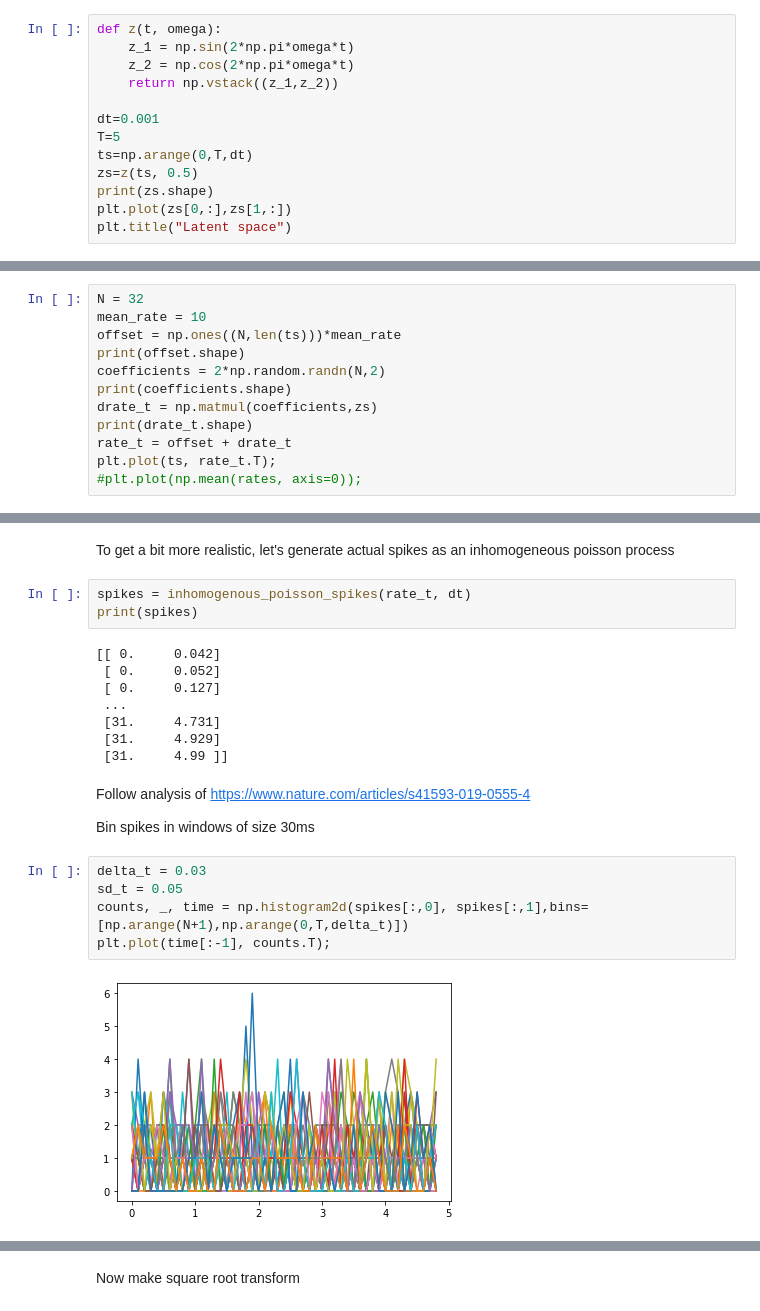
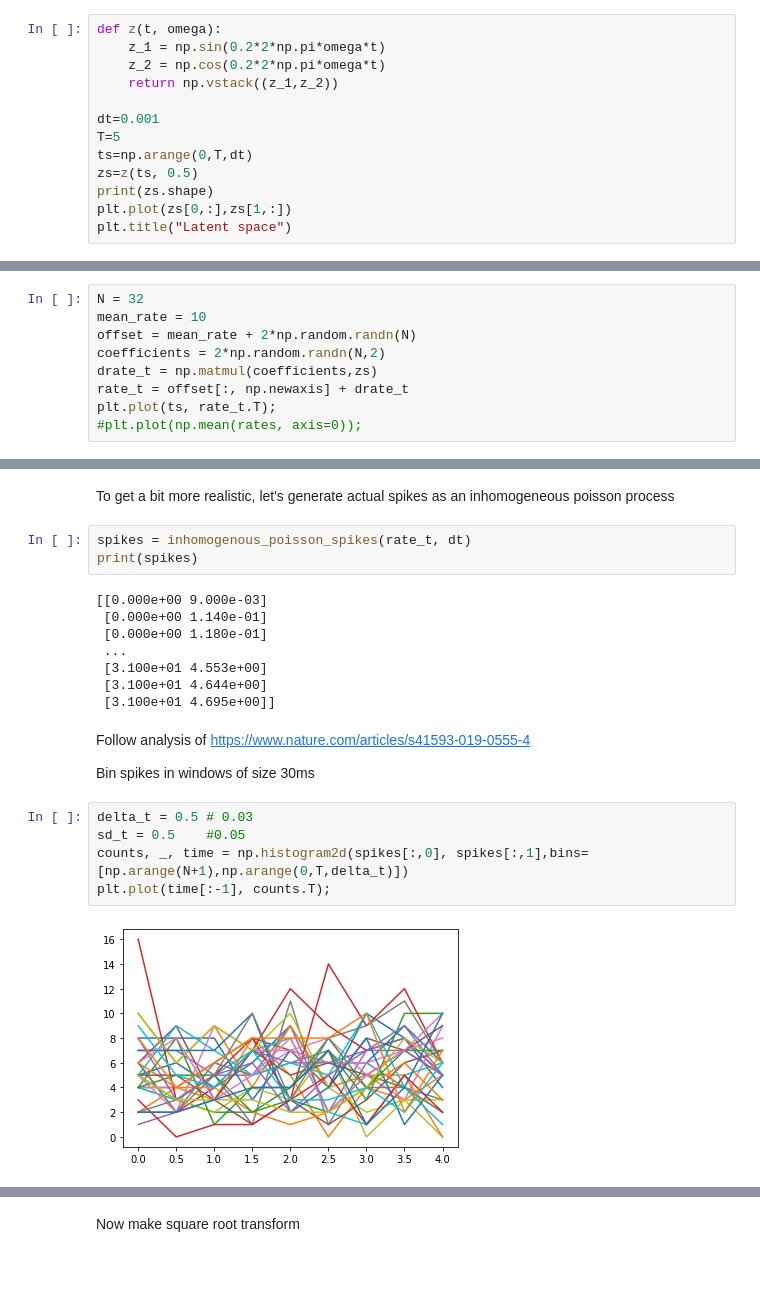
Before and after one commit to zierenberg/neural_manifolds, a Jupyter notebook: notebooks/example.ipynb, the cells around one changed output, grey strips where cells are left out. Cells and saved outputs as stored; diff of their text form; blank space fills up the shorter version.

```diff
--- a/notebooks/example.ipynb
+++ b/notebooks/example.ipynb
@@ -23,8 +23,8 @@ $$
 $$
 # %%
 def z(t, omega):
-    z_1 = np.sin(2*np.pi*omega*t)
-    z_2 = np.cos(2*np.pi*omega*t)
+    z_1 = np.sin(0.2*2*np.pi*omega*t)
+    z_2 = np.cos(0.2*2*np.pi*omega*t)
     return np.vstack((z_1,z_2))
 
 dt=0.001
@@ -47,13 +47,10 @@ $$
 # %%
 N = 32
 mean_rate = 10
-offset = np.ones((N,len(ts)))*mean_rate
-print(offset.shape)
+offset = mean_rate + 2*np.random.randn(N)
 coefficients = 2*np.random.randn(N,2)
-print(coefficients.shape)
 drate_t = np.matmul(coefficients,zs)
-print(drate_t.shape)
-rate_t = offset + drate_t
+rate_t = offset[:, np.newaxis] + drate_t
 plt.plot(ts, rate_t.T);
 #plt.plot(np.mean(rates, axis=0));
 # %% [output]
@@ -89,21 +86,21 @@ To get a bit more realistic, let's generate actual spikes as an inhomogeneous po
 spikes = inhomogenous_poisson_spikes(rate_t, dt)
 print(spikes)
 # %% [output]
-[[ 0.     0.042]
- [ 0.     0.052]
- [ 0.     0.127]
+[[0.000e+00 9.000e-03]
+ [0.000e+00 1.140e-01]
+ [0.000e+00 1.180e-01]
  ...
- [31.     4.731]
- [31.     4.929]
- [31.     4.99 ]]
+ [3.100e+01 4.553e+00]
+ [3.100e+01 4.644e+00]
+ [3.100e+01 4.695e+00]]
 # %% [markdown]
 Follow analysis of https://www.nature.com/articles/s41593-019-0555-4
 
 Bin spikes in windows of size 30ms
 # %%
-delta_t = 0.03
-sd_t = 0.05
+delta_t = 0.5 # 0.03
+sd_t = 0.5    #0.05
 counts, _, time = np.histogram2d(spikes[:,0], spikes[:,1],bins=[np.arange(N+1),np.arange(0,T,delta_t)])
 plt.plot(time[:-1], counts.T);
 # %% [output]
-[figure, old version]
+[figure, new version]
```
Also changed, not shown: parts of 7 cells of this notebook.
